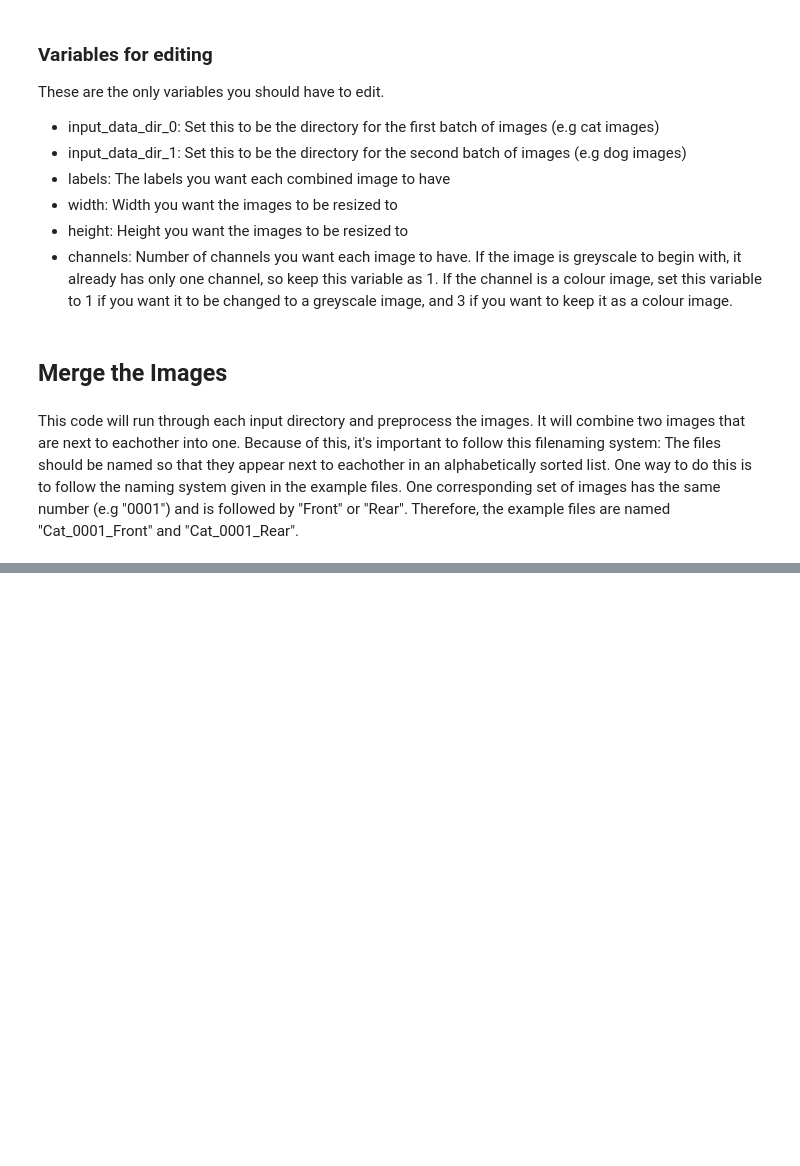
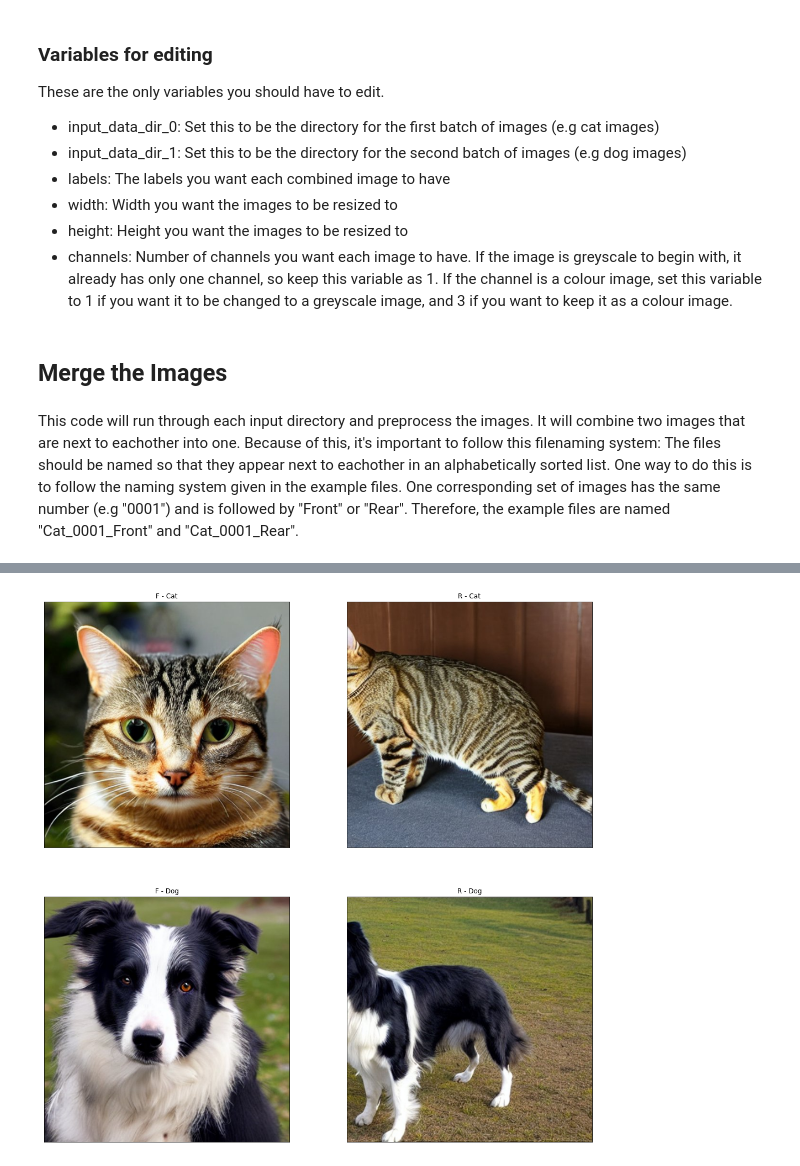
Before and after one commit to dilne/Multi-Image-Input-CNN-Preprocessing, a Jupyter notebook: NotebookAndGuide.ipynb, the cells around one changed output, grey strips where cells are left out. Cells and saved outputs as stored; diff of their text form; code cells hidden in the pictures; blank space fills up the shorter version.

```diff
--- a/NotebookAndGuide.ipynb
+++ b/NotebookAndGuide.ipynb
@@ -26,12 +28,12 @@ input_data_dir_1 = "/content/drive/MyDrive/ Multi-Image-Input-CNN-Preprocessing/
 # The labels you want each combined image to have
 labels = [0, 1]
 names = ["Cat", "Dog"]
-width = int(128)
-height = int(128)
+width = int(512)
+height = int(512)
 # If the image is greyscale already (has one channel), then set this to 1
 # If the image is RGB (has three channels), and you want it to be greyscale, then set this to 1
 # If the image is RGB (has three channels), and you want it to remain RGB, then set this to 3
-channels = 1
+channels = 3
 # %%
 image_size = (width, height)
 # %% [markdown]
@@ -57,7 +59,6 @@ for fname in sorted(os.listdir(data_dir)):
                 feature_f = cv2.imread(path, cv2.IMREAD_COLOR)
             feature_f = cv2.resize(feature_f, (width, height))
 
-        if i == 0: print(f"feature_f.shape: {feature_f.shape}")
         else:
             path = os.path.join(data_dir, fname)
             if channels == 1:
@@ -78,7 +79,6 @@ for fname in sorted(os.listdir(data_dir)):
                 feature [:,:,3] = feature_r[:,:,0]
                 feature [:,:,4] = feature_r[:,:,1]
                 feature [:,:,5] = feature_r[:,:,2]
-            if i == 1: print(f"feature.shape: {feature.shape}")
             X.append(feature)
             y.append(labels[0])
 
@@ -95,7 +95,6 @@ for fname in sorted(os.listdir(data_dir)):
                 feature_f = cv2.imread(path, cv2.IMREAD_COLOR)
             feature_f = cv2.resize(feature_f, (width, height))
 
-        if i == 0: print(f"feature_f.shape: {feature_f.shape}")
         else:
             path = os.path.join(data_dir, fname)
             if channels == 1:
@@ -116,6 +115,5 @@ for fname in sorted(os.listdir(data_dir)):
                 feature [:,:,3] = feature_r[:,:,0]
                 feature [:,:,4] = feature_r[:,:,1]
                 feature [:,:,5] = feature_r[:,:,2]
-            if i == 1: print(f"feature.shape: {feature.shape}")
             X.append(feature)
             y.append(labels[1])
@@ -144,0 +144,85 @@ Coming next
+# %%
+# Set the size of the overall figure to 18x18 inches
+plt.figure(figsize=(18,18))
+
+# Define a function to plot an image
+def plot_image(y_val, subplot_index):
+    # Get a random image with the given label value
+    rnd = random.choice([i for i, j in enumerate(y) if j == y_val])
+    # Resize the image using OpenCV
+    img = cv2.resize(X[rnd], image_size)
+    # Multiply the image by 255 to scale the pixel values
+    img *= 255
+    if channels == 1:
+        # Get the first channel of the image
+        imgf = img[:,:,0]
+        # Get the second channel of the image
+        imgr = img[:,:,1]
+        # Create a subplot with the first channel of the image
+        ax1 = plt.subplot(2, 2, subplot_index)
+        plt.gray()
+        plt.imshow(imgf)
+        # Set the title of the subplot to the label name
+        plt.title("F - {}".format(names[int(y[rnd])]))
+        # Set the x and y axes to not visible
+        ax1.get_xaxis().set_visible(False)
+        ax1.get_yaxis().set_visible(False)
+        # Create a subplot with the second channel of the image
+        ax2 = plt.subplot(2, 2, subplot_index + 1)
+        plt.gray()
+        plt.imshow(imgr)
+        # Set the title of the subplot to the label name
+        plt.title("R - {}".format(names[int(y[rnd])]))
+        # Set the x and y axes to not visible
+        ax2.get_xaxis().set_visible(False)
+        ax2.get_yaxis().set_visible(False)
+    elif channels == 3:
+        imgf = [0,0,0]
+        imgr = [0,0,0]
+        # Get the red channel of the front image
+        imgf[0] = img[:,:,2]
+        # Get the green channel of the front image
+        imgf[1] = img[:,:,1]
+        # Get the blue channel of the front image
+        imgf[2] = img[:,:,0]
+        # Get the red channel of the rear image
+        imgr[0] = img[:,:,5]
+        # Get the green channel of the rear image
+        imgr[1] = img[:,:,4]
+        # Get the blue channel of the rear image
+        imgr[2] = img[:,:,3]
+        # Convert the lists of channels to numpy arrays
+        imgf = np.array(imgf)
+        imgr = np.array(imgr)
+        # Transpose the image so that the axes match the expected format
+        imgf = imgf.transpose((1, 2, 0))
+        imgr = imgr.transpose((1, 2, 0))
+        # Normalize the image by dividing by 255
+        imgf = imgf.astype('float32') / 255.
+        imgr = imgr.astype('float32') / 255.
+        # Create a subplot with the first channel of the image
+        ax1 = plt.subplot(2, 2, subplot_index)
+        plt.imshow(imgf)
+        # Set the title of the subplot to the label name
+        plt.title("F - {}".format(names[int(y[rnd])]))
+        # Set the x and y axes to not visible
+        ax1.get_xaxis().set_visible(False)
+        ax1.get_yaxis().set_visible(False)
+        # Create a subplot with the second channel of the image
+        ax2 = plt.subplot(2, 2, subplot_index + 1)
+        plt.imshow(imgr)
+        # Set the title of the subplot to the label name
+        plt.title("R - {}".format(names[int(y[rnd])]))
+        # Set the x and y axes to not visible
+        ax2.get_xaxis().set_visible(False)
+        ax2.get_yaxis().set_visible(False)
+
+# Iterate through all the labels
+for i in range(len(labels)):
+    # Call the plot_image function for each label, passing the current label index and subplot index
+    plot_image(i, i*2+1)
+
+# Display the images
+plt.show()
+# %% [output]
+[figure, added]
```
Also changed, not shown: parts of 7 cells of this notebook.
